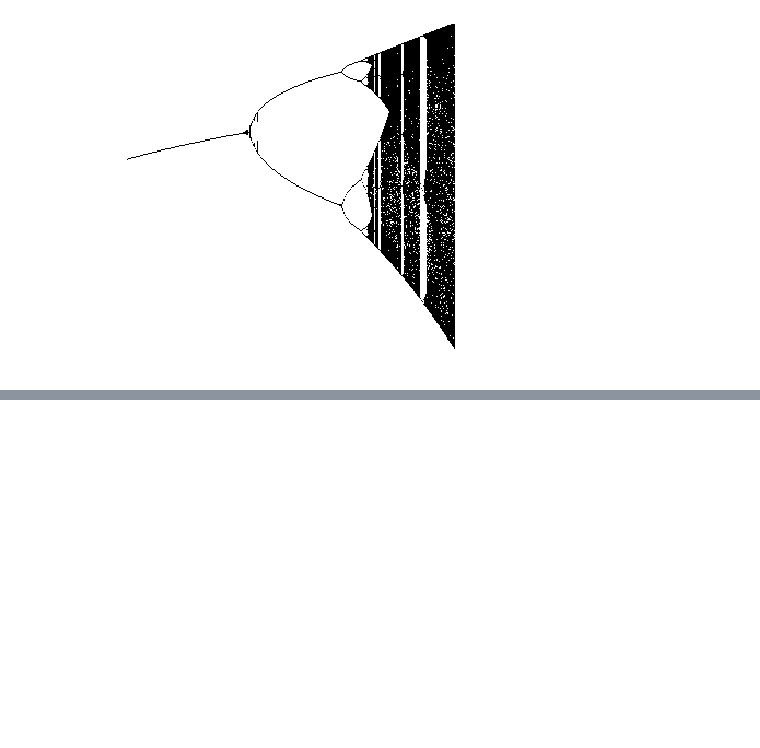
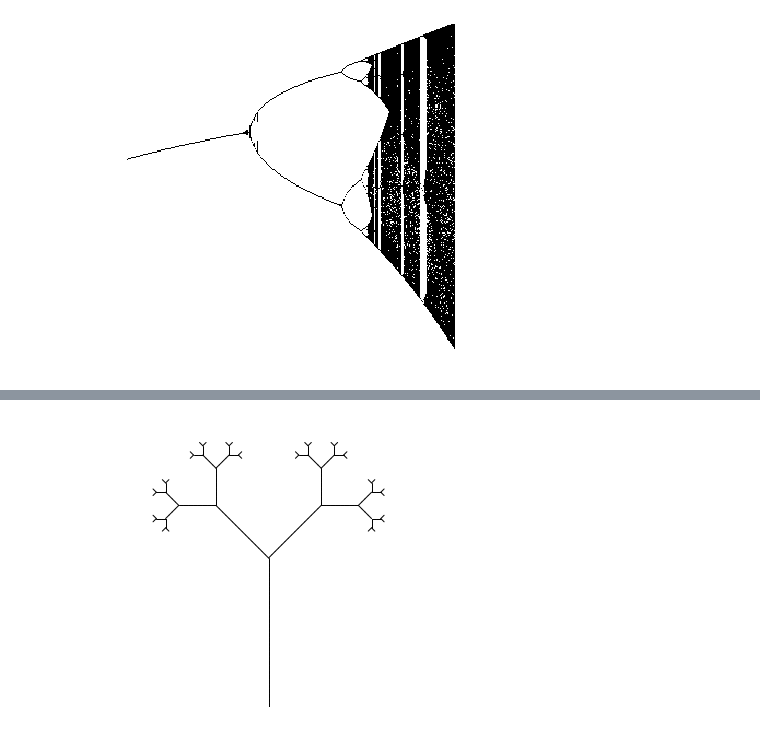
Before and after one commit to effa/iv122, a Jupyter notebook: 06-fractals-chaos.ipynb, the cells around one changed output, grey strips where cells are left out. Saved outputs shown, nothing was run; the diff lists cells and outputs as text; code cells hidden in the pictures; blank space fills up the shorter version.

```diff
--- a/06-fractals-chaos.ipynb
+++ b/06-fractals-chaos.ipynb
@@ -100,0 +215,10 @@ TODO
+# %%
+tree = LSystem(
+    'A',
+    [('A', 'F[+A]-A'), ('F', 'FF')],
+    {'F': 'forward(10)',
+     '-': 'left(45)',
+     '+': 'right(45)'})
+tree.draw(n=6, angle=90)
+# %% [output]
+[figure, added]
```
Also changed, not shown: parts of 8 cells of this notebook, 1 other file.
